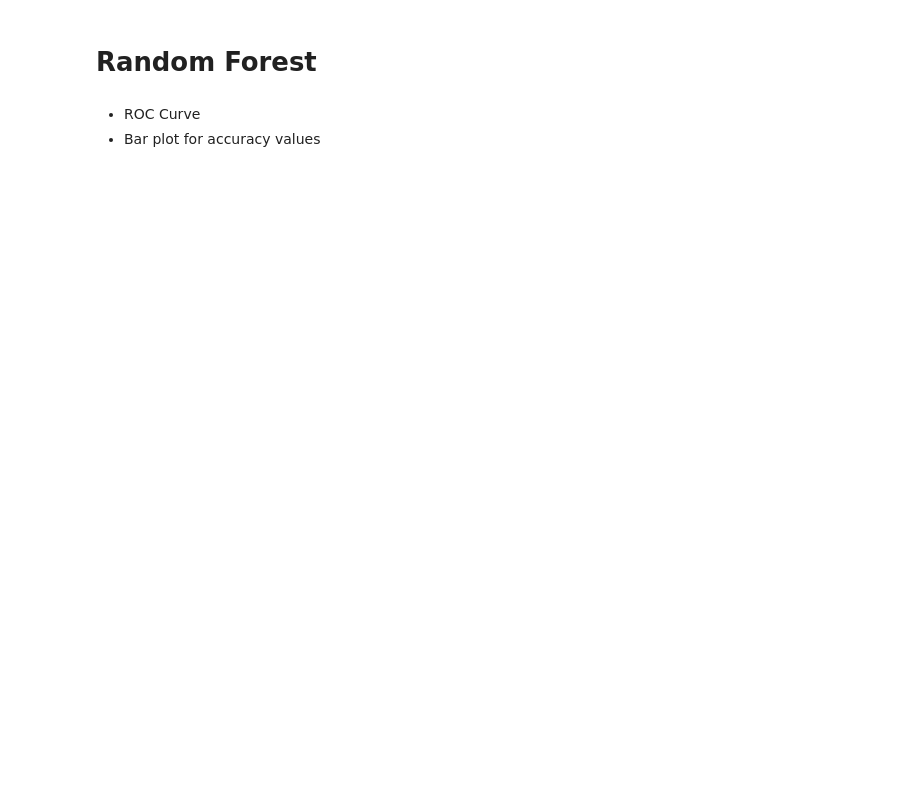
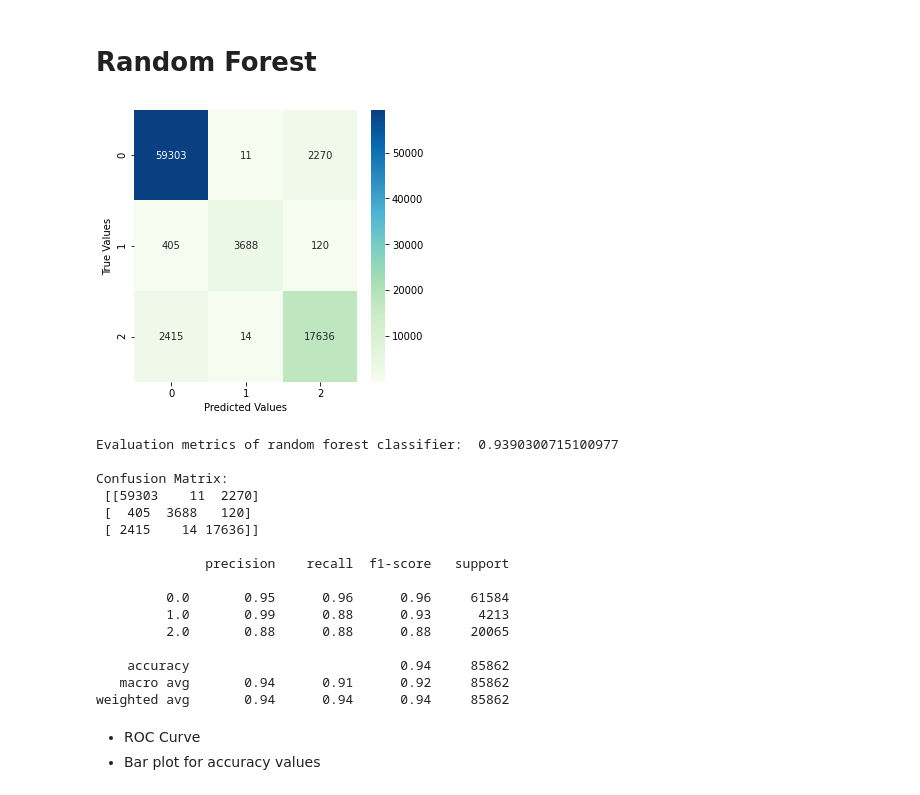
Before and after one commit to AliShujjat/DropOutRatesInPakistan, a Jupyter notebook: Model_Training.ipynb, the cells around one changed output. Saved outputs shown, nothing was run; the diff lists cells and outputs as text; code cells hidden in the pictures; blank space fills up the shorter version.

Commit message:
added random forest classifier

```diff
--- a/Model_Training.ipynb
+++ b/Model_Training.ipynb
@@ -261,5 +245,50 @@ Accuracy variance: 0.013264248538944846
 # %% [markdown]
 # Random Forest
+# %%
+#Import Random Forest Model
+from sklearn.ensemble import RandomForestClassifier
+
+# Instantiate
+clf = RandomForestClassifier(n_estimators=100)
+
+clf.fit(X_train, y_train)
+
+# Import confusion_matrix
+from sklearn import metrics
+
+y_pred = clf.predict(X_test)
+
+score = metrics.accuracy_score(y_test, y_pred)
+
+#Visualizing Confusion Matrix
+f, ax = plt.subplots(figsize=(5,5))
+sns.heatmap(metrics.confusion_matrix(y_test, y_pred),annot=True,fmt=".0f",ax=ax, cmap=plt.cm.GnBu)
+plt.xlabel("Predicted Values")
+plt.ylabel("True Values")
+plt.show()
+
+print("Evaluation metrics of random forest classifier: ", score,'\n')
+
+print("Confusion Matrix: \n", metrics.confusion_matrix(y_test, y_pred), '\n')
+print(classification_report(y_test, y_pred))
+# %% [output]
+[figure, added]
+Evaluation metrics of random forest classifier:  0.9390300715100977
+
+Confusion Matrix:
+ [[59303    11  2270]
+ [  405  3688   120]
+ [ 2415    14 17636]]
+
+              precision    recall  f1-score   support
+
+         0.0       0.95      0.96      0.96     61584
+         1.0       0.99      0.88      0.93      4213
+         2.0       0.88      0.88      0.88     20065
+
+    accuracy                           0.94     85862
+   macro avg       0.94      0.91      0.92     85862
+weighted avg       0.94      0.94      0.94     85862
 # %% [markdown]
 
 
```
Also changed, not shown: parts of 7 cells of this notebook.
